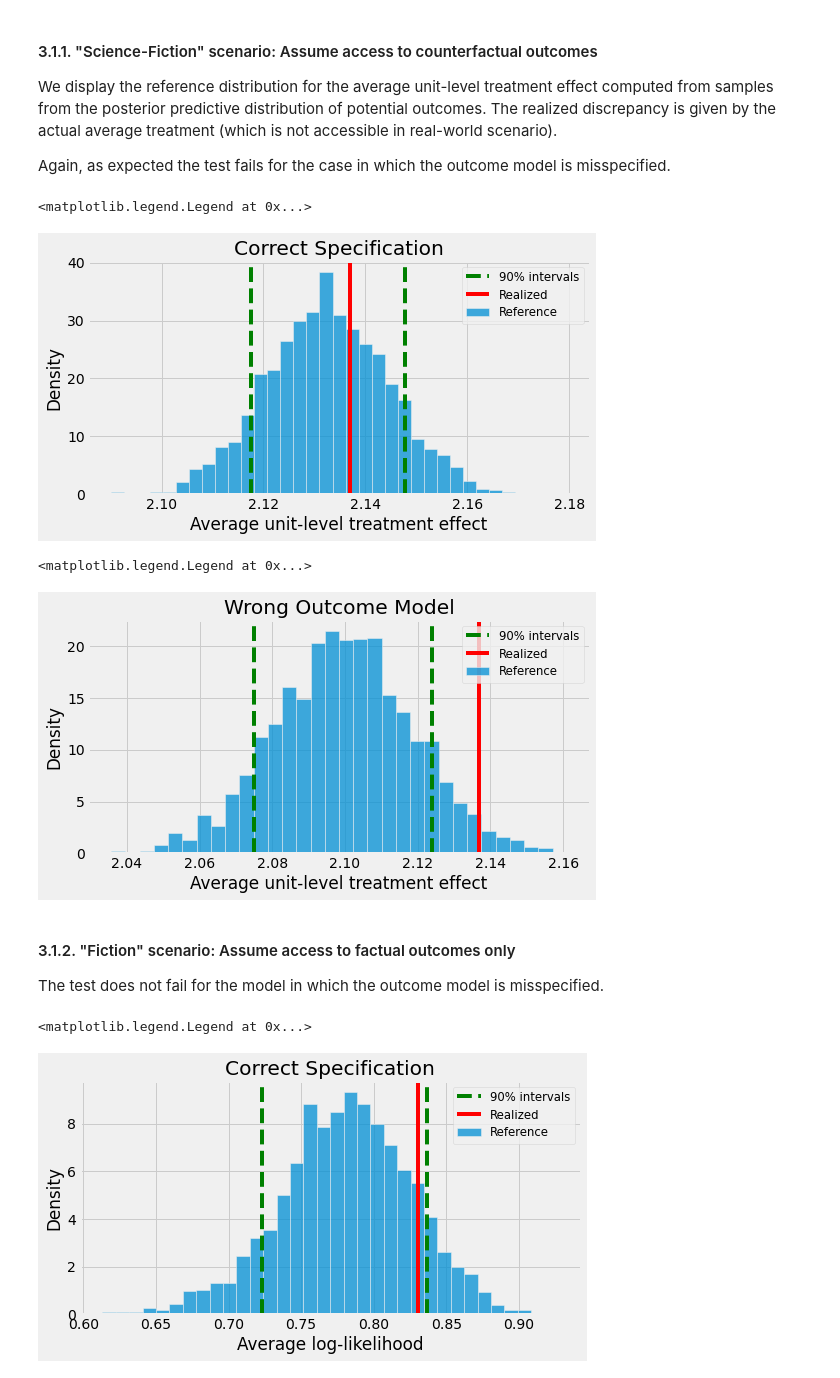
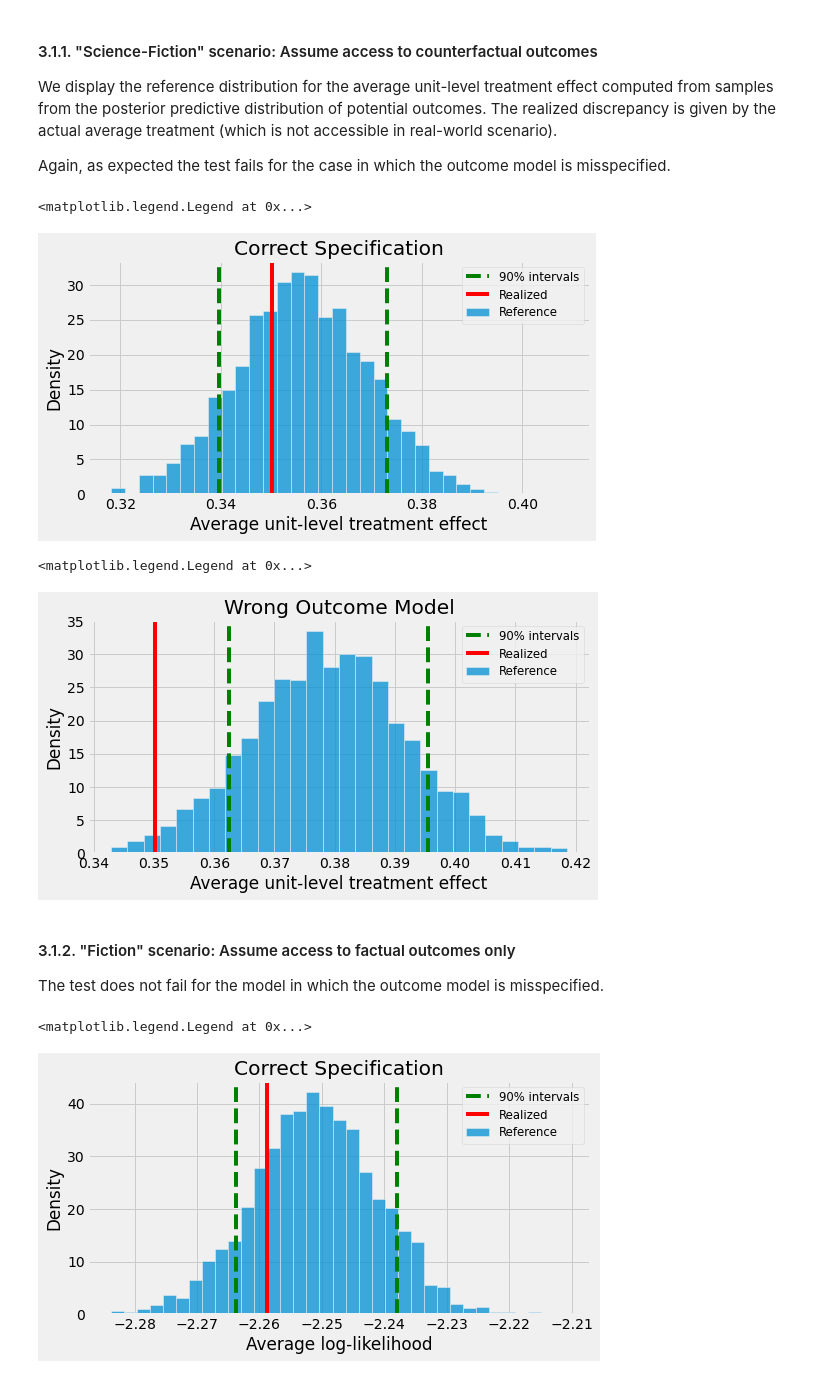
Before and after one commit to leoguelman/MCBCI, a Jupyter notebook: notebooks/simulations.ipynb, the cells around one changed output. Cells and saved outputs as stored; diff of their text form; code cells hidden in the pictures.

Commit message:
Increase number of samples from the data generating process to 10000

```diff
--- a/notebooks/simulations.ipynb
+++ b/notebooks/simulations.ipynb
@@ -41,7 +41,7 @@ y_i(a)~\vert~x_i &\sim \mathscr{N} \big(y_i(a)~\vert~[x_i,a]^\intercal \theta, \
 
 We further assume zero correlation $\rho$ between potential outcome. This can be modified by changing  the parameter `rho` in the code below.
 # %%
-dgp = DataGeneratingProcess(N=500, d=10, rho=0.0, seed=432)
+dgp = DataGeneratingProcess(N=10000, d=10, rho=0.0, seed=432)
 data = dgp.generate_data()
 data.df
 # %% [output]
@@ -197,7 +197,7 @@ plt.axvline(np.mean(data.df.tau_unit.values), color='r', label='Realized')
 plt.legend(loc="upper right", fontsize='small')
 # %% [output]
 <matplotlib.legend.Legend at 0x...>
-[figure, old version]
+[figure, new version]
 # %%
 samples_b = fit_b.extract(permuted=True) # misspecified outcome model
 #Reference distribution for unit-level treatment effect
@@ -210,7 +210,7 @@ plt.axvline(np.mean(data.df.tau_unit.values), color='r', label='Realized')
 plt.legend(loc="upper right", fontsize='small')
 # %% [output]
 <matplotlib.legend.Legend at 0x...>
-[figure, old version]
+[figure, new version]
 # %% [markdown]
 #### 3.1.2. "Fiction" scenario: Assume access to factual outcomes only
 
@@ -218,26 +218,26 @@ The test does not fail for the model in which the outcome model is misspecified.
 # %%
 # Reference distribution - Average log-likelihood of potential outcomes
 
 ref_dist = np.mean(samples_a['log_lik_ref_y0'].T +
                    samples_a['log_lik_ref_y1'].T, axis=0)
 p = sns.histplot(data=ref_dist, stat="density", label="Reference")
 p.set(xlabel='Average log-likelihood', title='Correct Specification')
 plt.axvline(np.quantile(ref_dist, .1), color='g', linestyle='--', label='90% intervals')
 plt.axvline(np.quantile(ref_dist, .9), color='g', linestyle='--')
 
 # Realized discrepancy
-pi = samples_a['a_prob_rep'].T
+pi = samples_a['a_prob'].T
 weighted_log_lik_y_obs = np.zeros(shape=(samples_a['log_lik_y_obs'].T.shape))
 for i in range(len(data.a)):
     if data.a[i] == 0:
         weighted_log_lik_y_obs[i, :]=samples_a['log_lik_y_obs'].T[i,:]/(1-pi[i,:])
     else:
         weighted_log_lik_y_obs[i, :]=samples_a['log_lik_y_obs'].T[i,:]/(pi[i,:])
 plt.axvline(np.mean(weighted_log_lik_y_obs), color='r', label='Realized')
 plt.legend(loc="upper right", fontsize='small')
 # %% [output]
 <matplotlib.legend.Legend at 0x...>
-[figure, old version]
+[figure, new version]
 # %%
 # Reference distribution - Average log-likelihood of potential outcomes
 
```
Also changed, not shown: parts of 8 cells of this notebook, 2 other files.
